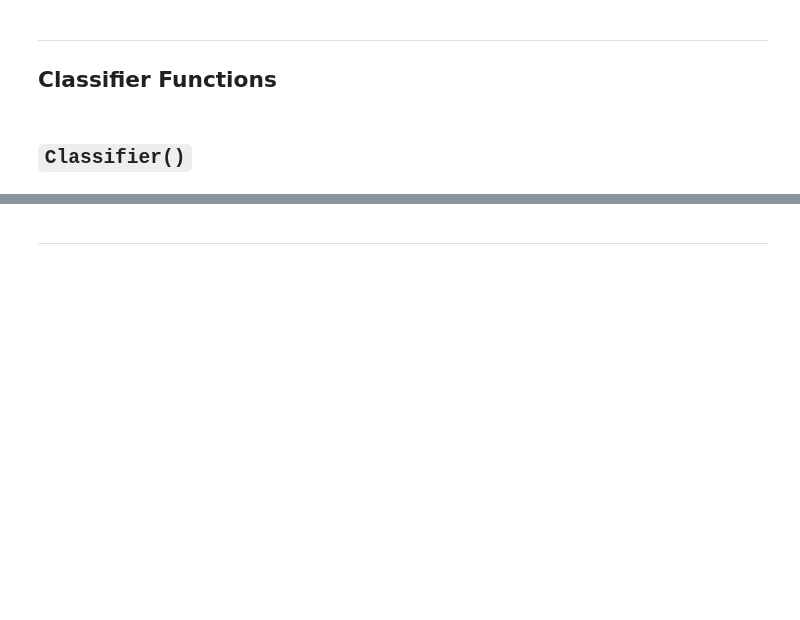
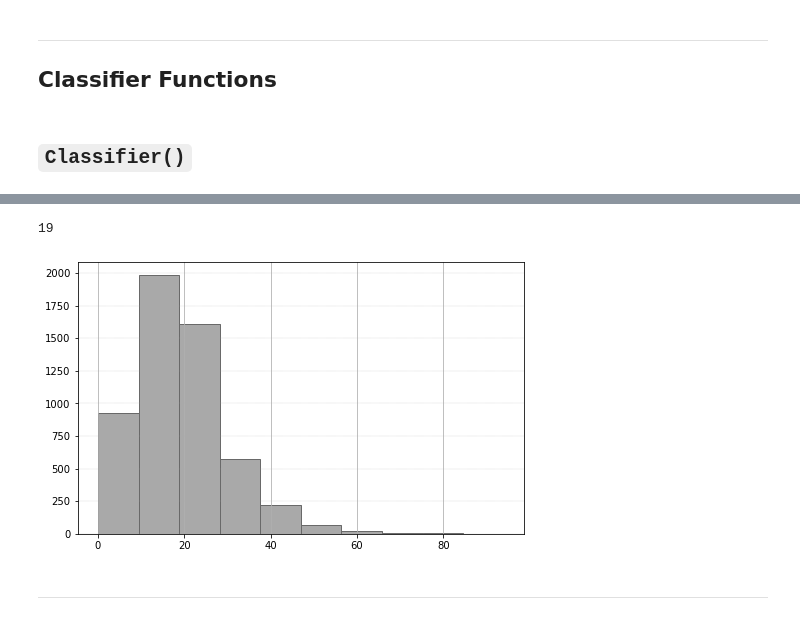
Before and after one commit to mponsclo/Advanced_Human_Language_Technologies, a Jupyter notebook: 3. NN/DDI-NN.ipynb, the cells around one changed output, grey strips where cells are left out. Saved outputs shown, nothing was run; the diff lists cells and outputs as text; code cells hidden in the pictures; blank space fills up the shorter version.

```diff
--- a/3. NN/DDI-NN.ipynb
+++ b/3. NN/DDI-NN.ipynb
@@ -536,0 +534,22 @@ m.avg(no class)   850   4841       0    5691     850    14.9%   100.0%  26.0%
+# %%
+import pandas as pd
+train_path = '../../labAHLT/data/train'
+sent_lst = []
+
+for f in listdir(train_path):
+    tree = parse(train_path + "/" + f)
+    sentences = tree.getElementsByTagName("sentence")
+
+    for s in sentences:
+        stext = s.attributes["text"].value
+        sent_lst.append(stext)
+# %%
+data = {'sentence': sent_lst}
+sent_df = pd.DataFrame.from_dict(data)
+# %%
+def count_words(s):
+    words = s.split()
+    return len(words)
+
+sent_df['word_count'] = sent_df['sentence'].apply(count_words)
+sent_df
@@ -537,2 +570,11 @@ m.avg(no class)   850   4841       0    5691     850    14.9%   100.0%  26.0%
+# %%
+print(round(sent_df['word_count'].mean()))
+# %% [output]
+19
+# %%
+ax = sent_df['word_count'].hist(figsize = (8,5), legend = False, color='darkgrey', edgecolor='dimgray')
+ax.yaxis.grid(color='darkgrey', linestyle=':', linewidth=0.4)
+# %% [output]
+[figure, added]
 # %% [markdown]
 ***
```
Also changed, not shown: parts of 7 cells of this notebook, 5 other files.
